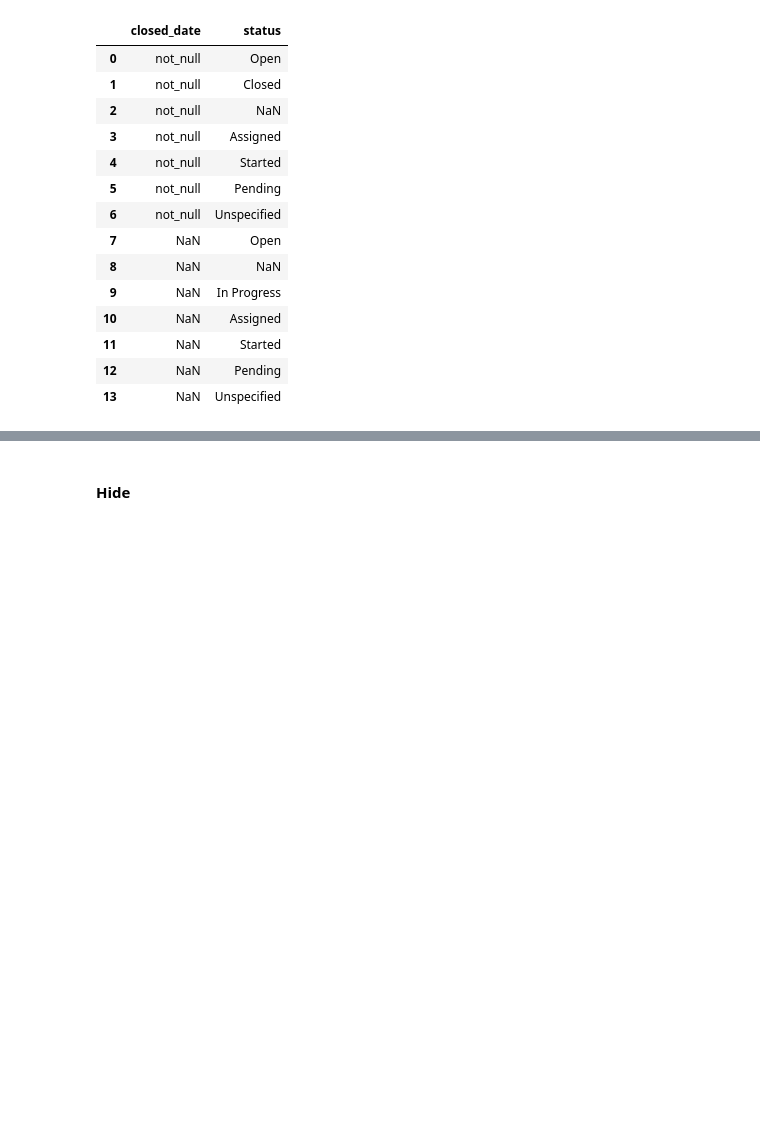
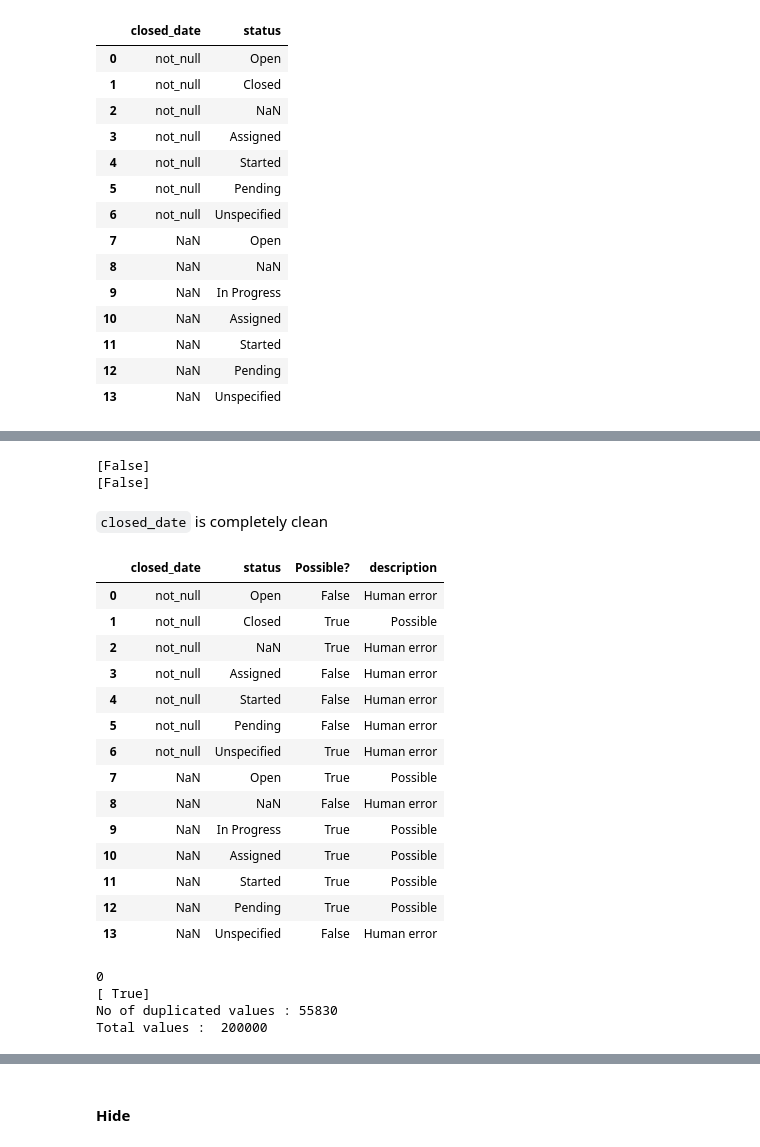
Before and after one commit to Showmemypath/ml-model-implementations-planned-, a Jupyter notebook: src/2.ipynb, the cells around one changed output, grey strips where cells are left out. Saved outputs shown, nothing was run; the diff lists cells and outputs as text; code cells hidden in the pictures; blank space fills up the shorter version.

Commit message:
Data cleaning day 2

```diff
--- a/src/2.ipynb
+++ b/src/2.ipynb
@@ -218,0 +254,34 @@ closed_date_x_status
+# %%
+print(df.duplicated().unique())
+print(df.unique_key.duplicated().unique())
+# No duplicate rows / entries
+# %% [output]
+[False]
+[False]
+# %% [markdown]
+`closed_date` is completely clean
+# %%
+# Now are all these combinations of closed_data and status possible?
+closed_date_x_status['Possible?'] = [0,1,1,0,0,0,1,1,0,1,1,1,1,0]
+closed_date_x_status['Possible?'] = closed_date_x_status['Possible?'].astype('bool')
+closed_date_x_status['description'] = ["Human error","Possible","Human error","Human error","Human error",
+                                       "Human error","Human error","Possible","Human error","Possible",
+                                       "Possible","Possible","Possible","Human error"]
+closed_date_x_status
+# This will be useful when we are using status column as our feature
+# %% [output]
+|  | closed_date | status | Possible? | description |
+| 0 | not_null | Open | False | Human error |
+| 1 | not_null | Closed | True | Possible |
+| 2 | not_null | NaN | True | Human error |
+| 3 | not_null | Assigned | False | Human error |
+| 4 | not_null | Started | False | Human error |
+| 5 | not_null | Pending | False | Human error |
+| 6 | not_null | Unspecified | True | Human error |
+| 7 | NaN | Open | True | Possible |
+| 8 | NaN | NaN | False | Human error |
+| 9 | NaN | In Progress | True | Possible |
+| 10 | NaN | Assigned | True | Possible |
+| 11 | NaN | Started | True | Possible |
+| 12 | NaN | Pending | True | Possible |
+| 13 | NaN | Unspecified | False | Human error |
@@ -218,0 +294,16 @@ closed_date_x_status
+# %%
+print(df[df['created_date'].isna()].size)
+# There are no null values in created_date
+
+pattern = r"^\d{4}-\d{2}-\d{2}T\d{2}:\d{2}:\d+\.\d+$"
+
+
+print(df['created_date'].str.match(pattern).unique()) # gives a boolean array where the pattern matches, False implies there are values which don't match this pattern , True implies there are values which match this pattern
+
+print("No of duplicated values :",df['created_date'][df['created_date'].duplicated(keep=False)].size)
+print("Total values : ",df['created_date'].shape[0])
+# %% [output]
+0
+[ True]
+No of duplicated values : 55830
+Total values :  200000
```
Also changed, not shown: parts of 14 cells of this notebook.
